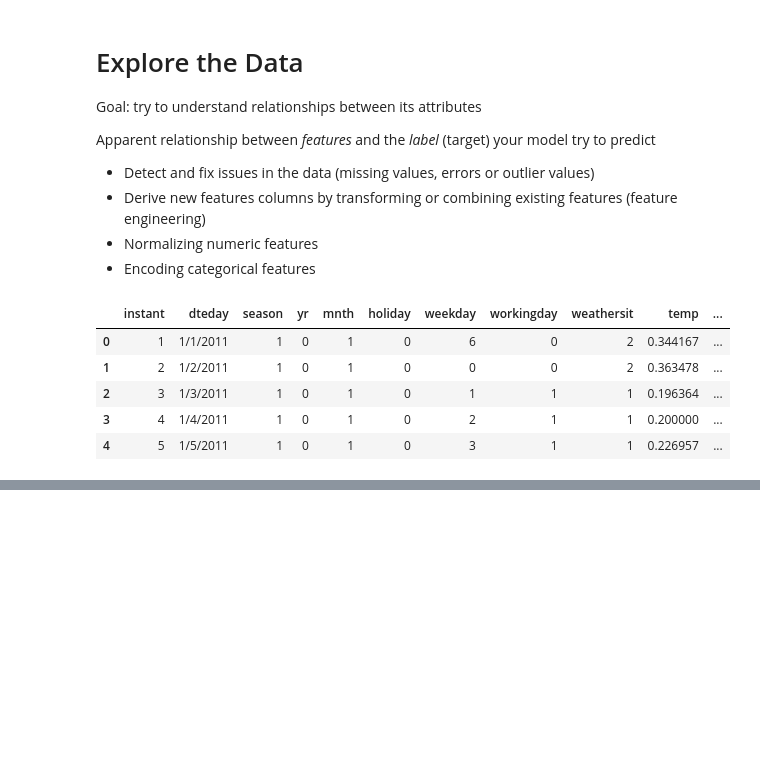
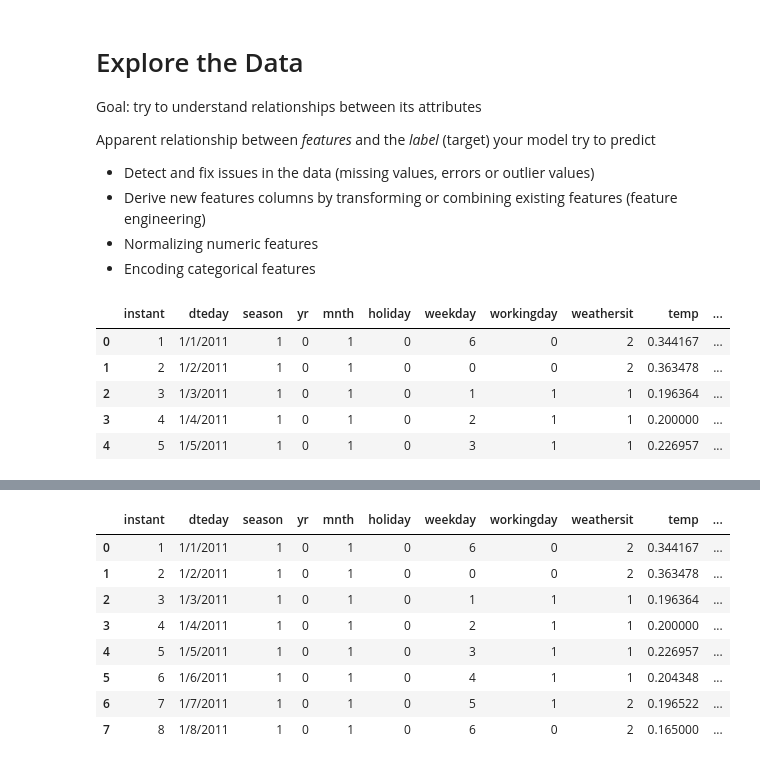
Before and after one commit to coder7475/ml-fundamentals, a Jupyter notebook: notebooks/ml_fundamentals/Understanding_supervised_regression_model.ipynb, the cells around one changed output, grey strips where cells are left out. Saved outputs shown, nothing was run; the diff lists cells and outputs as text; code cells hidden in the pictures; blank space fills up the shorter version.

```diff
--- a/notebooks/ml_fundamentals/Understanding_supervised_regression_model.ipynb
+++ b/notebooks/ml_fundamentals/Understanding_supervised_regression_model.ipynb
@@ -53,0 +87,16 @@ bike_data.head()
+# %%
+# Add a column called "day" to the dataframe
+bike_data['day'] = pd.to_datetime(bike_data['dteday']).dt.day
+
+# Display the first few rows of the updated dataframe
+bike_data.head(8)
+# %% [output]
+|  | instant | dteday | season | yr | mnth | holiday | weekday | workingday | weathersit | temp | ... |
+| 0 | 1 | 1/1/2011 | 1 | 0 | 1 | 0 | 6 | 0 | 2 | 0.344167 | ... |
+| 1 | 2 | 1/2/2011 | 1 | 0 | 1 | 0 | 0 | 0 | 2 | 0.363478 | ... |
+| 2 | 3 | 1/3/2011 | 1 | 0 | 1 | 0 | 1 | 1 | 1 | 0.196364 | ... |
+| 3 | 4 | 1/4/2011 | 1 | 0 | 1 | 0 | 2 | 1 | 1 | 0.200000 | ... |
+| 4 | 5 | 1/5/2011 | 1 | 0 | 1 | 0 | 3 | 1 | 1 | 0.226957 | ... |
+| 5 | 6 | 1/6/2011 | 1 | 0 | 1 | 0 | 4 | 1 | 1 | 0.204348 | ... |
+| 6 | 7 | 1/7/2011 | 1 | 0 | 1 | 0 | 5 | 1 | 2 | 0.196522 | ... |
+| 7 | 8 | 1/8/2011 | 1 | 0 | 1 | 0 | 6 | 0 | 2 | 0.165000 | ... |
```
Also changed, not shown: parts of 4 cells of this notebook.
